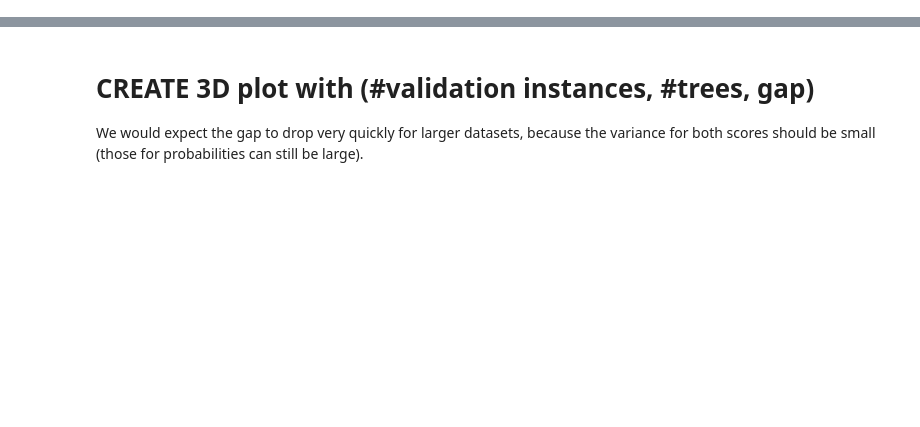
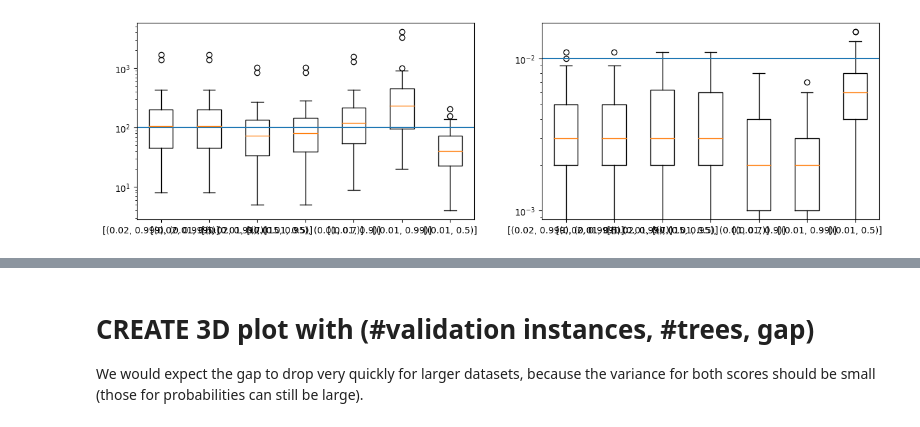
Before and after one commit to fmohr/asforests, a Jupyter notebook: publications/tmlr 2023/analysis/analysis.ipynb, the cells around one changed output, grey strips where cells are left out. Saved outputs shown, nothing was run; the diff lists cells and outputs as text; code cells hidden in the pictures; blank space fills up the shorter version.

```diff
--- a/publications/tmlr 2023/analysis/analysis.ipynb
+++ b/publications/tmlr 2023/analysis/analysis.ipynb
@@ -169,6 +0,0 @@ KeyboardInterrupt
-# %%
-cols = ["openmlid", f"gap_val_100", "ok_100", "time_100"]
-for alpha in alphas:
-    cols.extend([f"t_{alpha}", f"oob_val_{alpha}", f"gap_val_{alpha}", f"ok_{alpha}", f"time_asrf_{alpha}"])
-df_results = pd.DataFrame(rows, columns=cols).dropna()
-df_results
@@ -226,0 +99,16 @@ plt.show()
+# %%
+fig, axs = plt.subplots(1, 2, figsize=(15, 4))
+
+ax = axs[0]
+ax.boxplot(num_trees)
+ax.axhline(100)
+ax.set_xticklabels(profile_list)
+ax.set_yscale("log")
+
+ax = axs[1]
+ax.boxplot(gaps)
+ax.axhline(0.01)
+ax.set_xticklabels(profile_list)
+ax.set_yscale("log")
+# %% [output]
+[figure, added]
```
Also changed, not shown: parts of 46 cells of this notebook, 11 other files.
